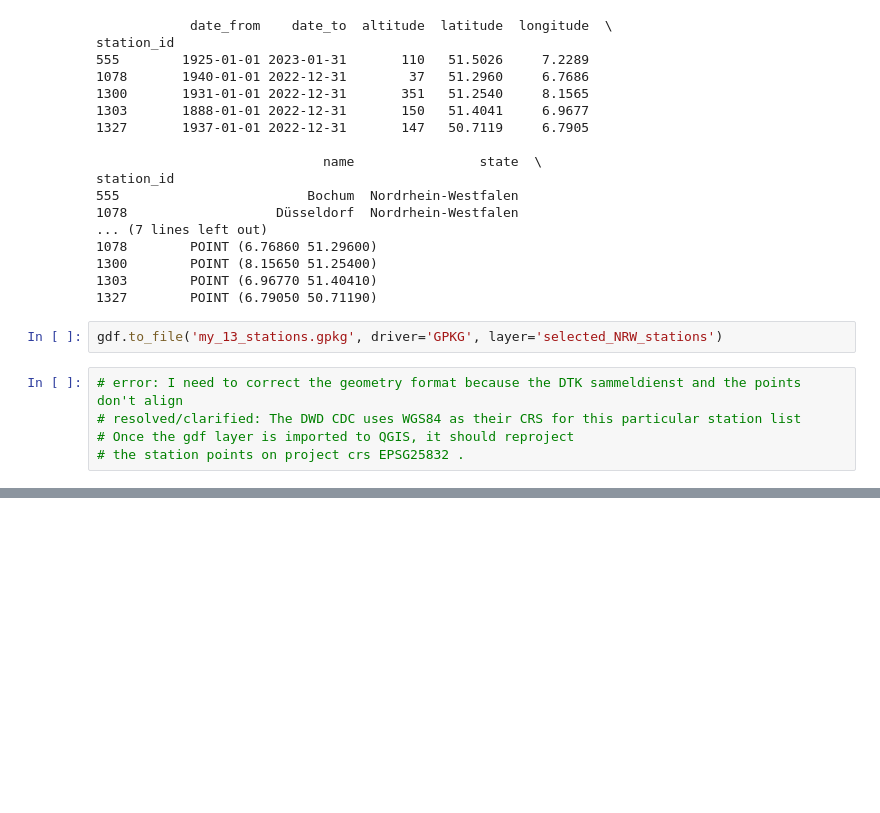
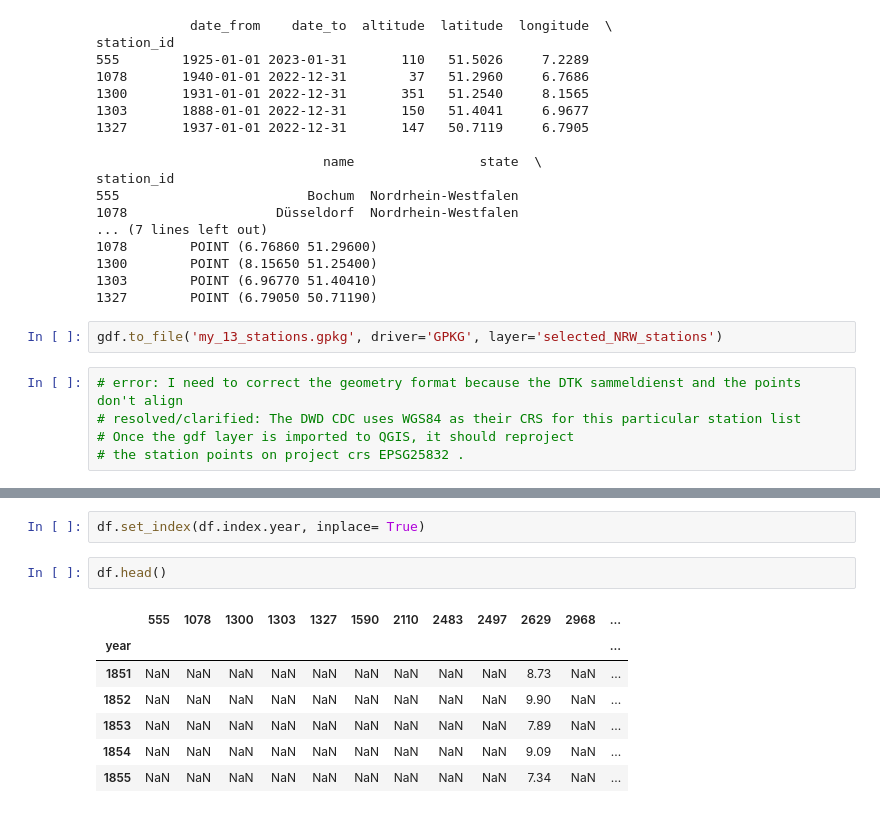
Before and after one commit to kftunay/GeoData_WS2022_II_Final_Group_D, a Jupyter notebook: gdms0000_Final_Assignment/01_Warming_stripes.ipynb, the cells around one changed output, grey strips where cells are left out. Cells and saved outputs as stored; diff of their text form; blank space fills up the shorter version.

```diff
--- a/gdms0000_Final_Assignment/01_Warming_stripes.ipynb
+++ b/gdms0000_Final_Assignment/01_Warming_stripes.ipynb
@@ -360,0 +453,12 @@ gdf.to_file('my_13_stations.gpkg', driver='GPKG', layer='selected_NRW_stations')
+# %%
+df.set_index(df.index.year, inplace= True)
+# %%
+df.head()
+# %% [output]
+|  | 555 | 1078 | 1300 | 1303 | 1327 | 1590 | 2110 | 2483 | 2497 | 2629 | 2968 | ... |
+| year |  |  |  |  |  |  |  |  |  |  |  | ... |
+| 1851 | NaN | NaN | NaN | NaN | NaN | NaN | NaN | NaN | NaN | 8.73 | NaN | ... |
+| 1852 | NaN | NaN | NaN | NaN | NaN | NaN | NaN | NaN | NaN | 9.90 | NaN | ... |
+| 1853 | NaN | NaN | NaN | NaN | NaN | NaN | NaN | NaN | NaN | 7.89 | NaN | ... |
+| 1854 | NaN | NaN | NaN | NaN | NaN | NaN | NaN | NaN | NaN | 9.09 | NaN | ... |
+| 1855 | NaN | NaN | NaN | NaN | NaN | NaN | NaN | NaN | NaN | 7.34 | NaN | ... |
```
Also changed, not shown: parts of 13 cells of this notebook, 2 other files.
